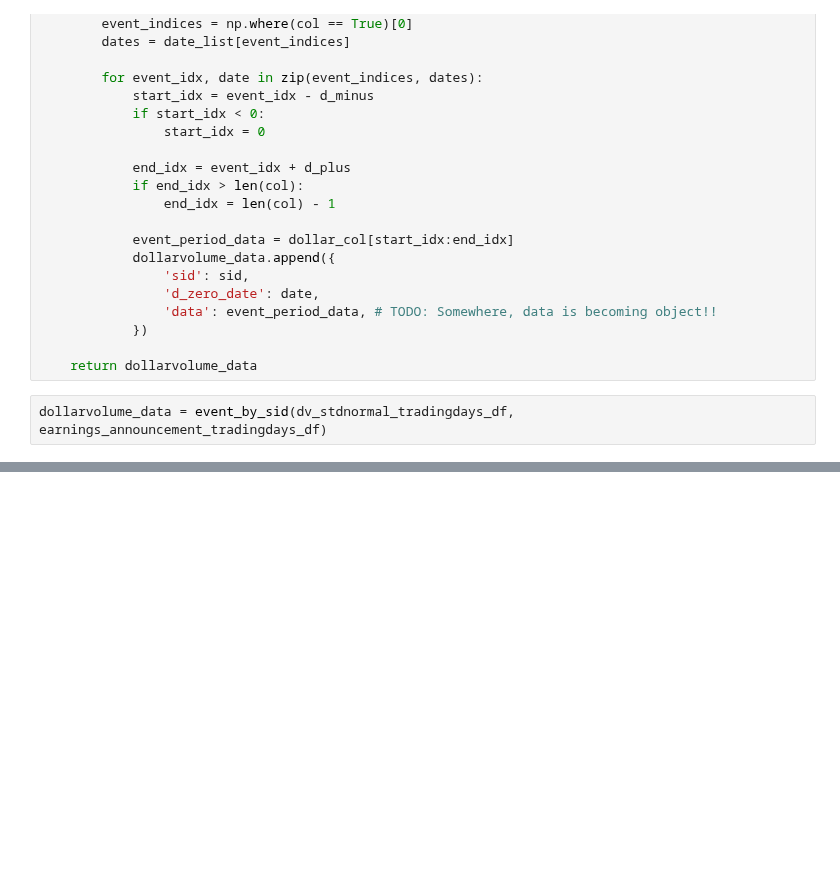
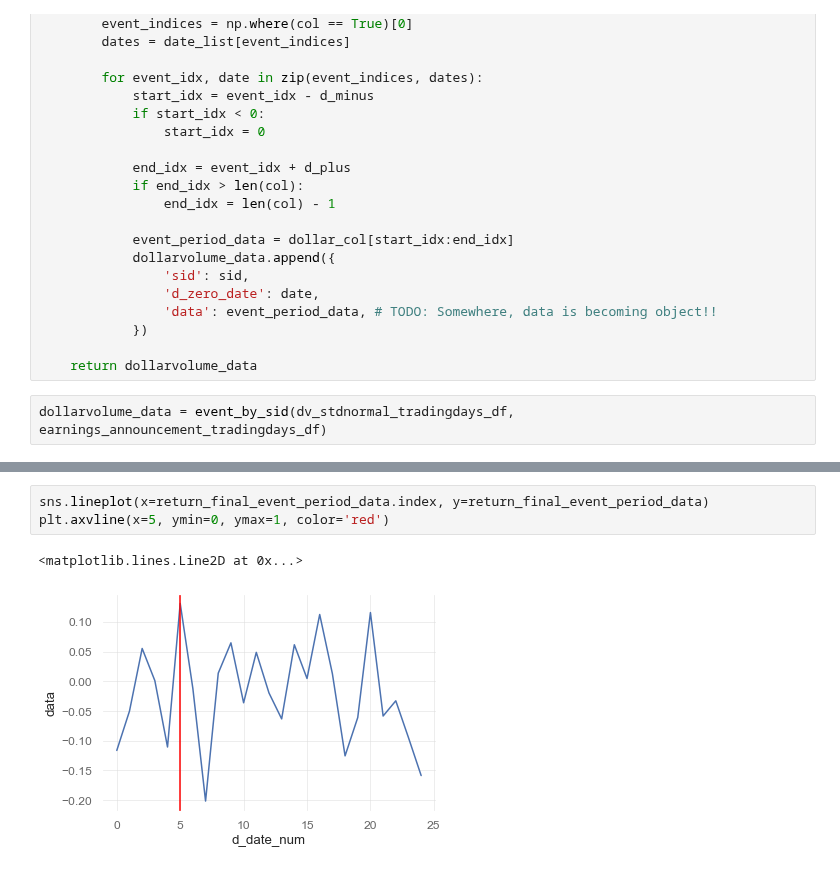
Before and after one commit to jaepil-choi/korquanttools, a Jupyter notebook: notebooks/eventstudy_PEAD.ipynb, the cells around one changed output, grey strips where cells are left out. Drawn from its saved outputs; the diff is of its cells as text; blank space fills up the shorter version.

```diff
--- a/notebooks/eventstudy_PEAD.ipynb
+++ b/notebooks/eventstudy_PEAD.ipynb
@@ -186,0 +206,6 @@ plt.axvline(x=5, ymin=0, ymax=1, color='red')
+# %%
+sns.lineplot(x=return_final_event_period_data.index, y=return_final_event_period_data)
+plt.axvline(x=5, ymin=0, ymax=1, color='red')
+# %% [output]
+<matplotlib.lines.Line2D at 0x...>
+[figure, added]
```
Also changed, not shown: parts of 15 cells of this notebook.
